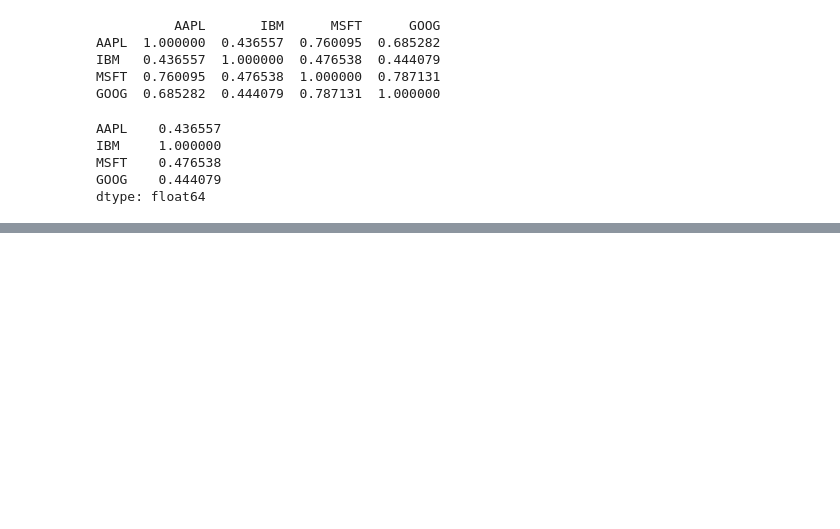
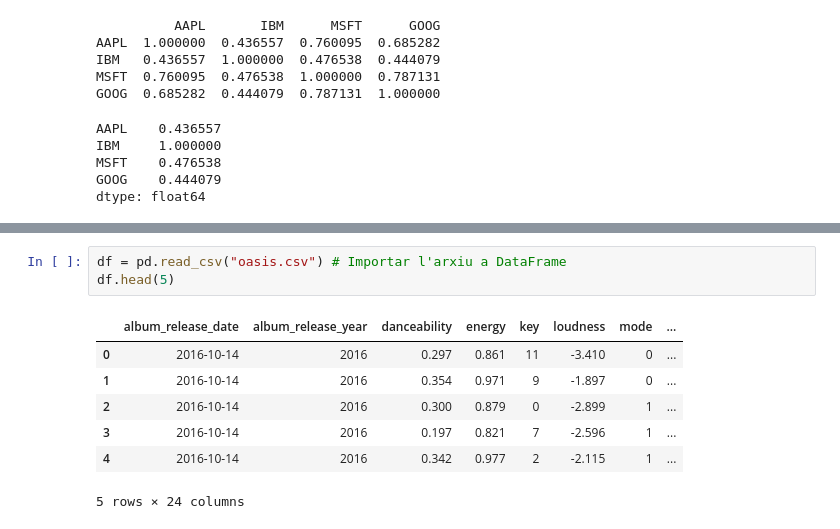
Before and after one commit to ditcas/llibreries_python, a Jupyter notebook: pandas.ipynb, the cells around one changed output, grey strips where cells are left out. Cells and saved outputs as stored; diff of their text form; blank space fills up the shorter version.

Commit message:
feat: Afegeix apunts de pandas més avançat
Basat en llibre Python for Data Analysis i [aprendepython.es][Copyright © 2020, Sergio Delgado Quintero][license GPLV3]

```diff
--- a/pandas.ipynb
+++ b/pandas.ipynb
@@ -659,0 +863,11 @@ dtype: float64
+# %%
+df = pd.read_csv("oasis.csv") # Importar l'arxiu a DataFrame
+df.head(5)
+# %% [output]
+|  | album_release_date | album_release_year | danceability | energy | key | loudness | mode | ... |
+| 0 | 2016-10-14 | 2016 | 0.297 | 0.861 | 11 | -3.410 | 0 | ... |
+| 1 | 2016-10-14 | 2016 | 0.354 | 0.971 | 9 | -1.897 | 0 | ... |
+| 2 | 2016-10-14 | 2016 | 0.300 | 0.879 | 0 | -2.899 | 1 | ... |
+| 3 | 2016-10-14 | 2016 | 0.197 | 0.821 | 7 | -2.596 | 1 | ... |
+| 4 | 2016-10-14 | 2016 | 0.342 | 0.977 | 2 | -2.115 | 1 | ... |
+5 rows × 24 columns
```
Also changed, not shown: parts of 30 cells of this notebook.
